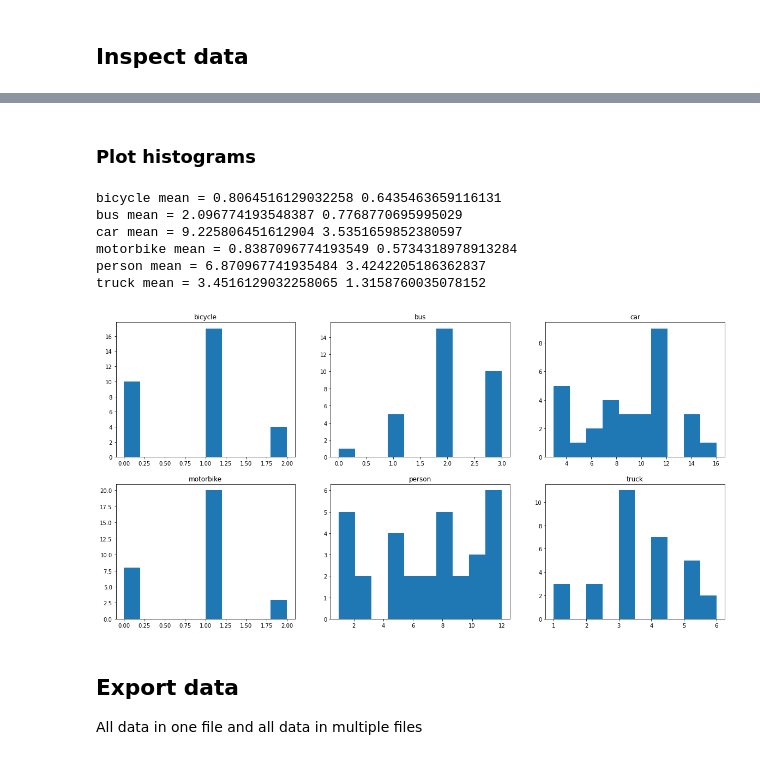
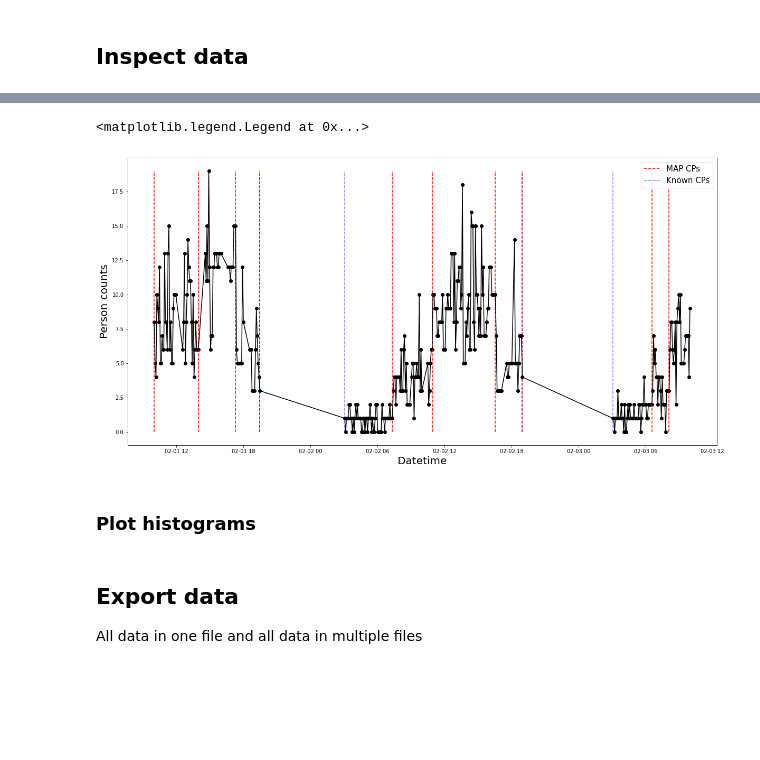
Before and after one commit to YannisZa/probabilistic_traffic_flow_modelling, a Jupyter notebook: notebooks/turing_camera_counts_data_exploration.ipynb, the cells around one changed output, grey strips where cells are left out. Cells and saved outputs as stored; diff of their text form; code cells hidden in the pictures; blank space fills up the shorter version.

```diff
--- a/notebooks/turing_camera_counts_data_exploration.ipynb
+++ b/notebooks/turing_camera_counts_data_exploration.ipynb
@@ -61,20 +42,33 @@ camera_data.pivot(index='measurement_start_utc', columns='detection_class', valu
+# %%
+true_cps = [95,96,288,289]
+identified_person_cps = [0,44,73,95,152,191,264,288,335,355]
+
+
+person_counts = camera_data[camera_data.detection_class=='person'].counts.values
+dates = camera_data[camera_data.detection_class=='person'].measurement_start_utc.values
+identified_cp_dates = camera_data[camera_data.detection_class=='person'].measurement_start_utc.iloc[identified_person_cps].values
+true_cp_dates = camera_data[camera_data.detection_class=='person'].measurement_start_utc.iloc[true_cps].values
+T = person_counts.shape[0]
+plt.figure(figsize=(20,10))
+plt.scatter(dates,person_counts,color='black')
+plt.plot(dates,person_counts,color='black')
+plt.vlines(cp_dates,np.min(person_counts),np.max(person_counts),color='red',linestyle='dashed',label='MAP CPs')
+plt.vlines(true_cp_dates,np.min(person_counts),np.max(person_counts),color='blue',linestyle='dashed',alpha=0.5,label='Known CPs')
+plt.xlabel('Datetime',fontsize=20)
+plt.ylabel('Person counts',fontsize=20)
+plt.legend(prop={'size': 15})
+# %% [output]
+<matplotlib.legend.Legend at 0x...>
+[figure, added]
 # %% [markdown]
 ### Plot histograms
 # %%
-plt.subplots(nrows=2,ncols=3,figsize=(20,10))
-for i,col in enumerate(['bicycle','bus','car','motorbike','person','truck']):
-    plt.subplot(2,3,i+1)
-    plt.title(col)
-    plt.hist(camera_changepoint_data[col])
-    print(col,'mean =',np.mean(camera_changepoint_data[col]),np.std(camera_changepoint_data[col]))
+# plt.subplots(nrows=2,ncols=3,figsize=(20,10))
+# for i,col in enumerate(['bicycle','bus','car','motorbike','person','truck']):
+#     plt.subplot(2,3,i+1)
+#     plt.title(col)
+#     plt.hist(camera_changepoint_data[col])
+#     print(col,'mean =',np.mean(camera_changepoint_data[col]),np.std(camera_changepoint_data[col]))
-# %% [output]
-bicycle mean = 0.8064516129032258 0.6435463659116131
-bus mean = 2.096774193548387 0.7768770695995029
-car mean = 9.225806451612904 3.5351659852380597
-motorbike mean = 0.8387096774193549 0.5734318978913284
-person mean = 6.870967741935484 3.4242205186362837
-truck mean = 3.4516129032258065 1.3158760035078152
-[figure, removed]
 # %% [markdown]
 ## Export data
 All data in one file and all data in multiple files
```
Also changed, not shown: parts of 9 cells of this notebook, 5 other files.
